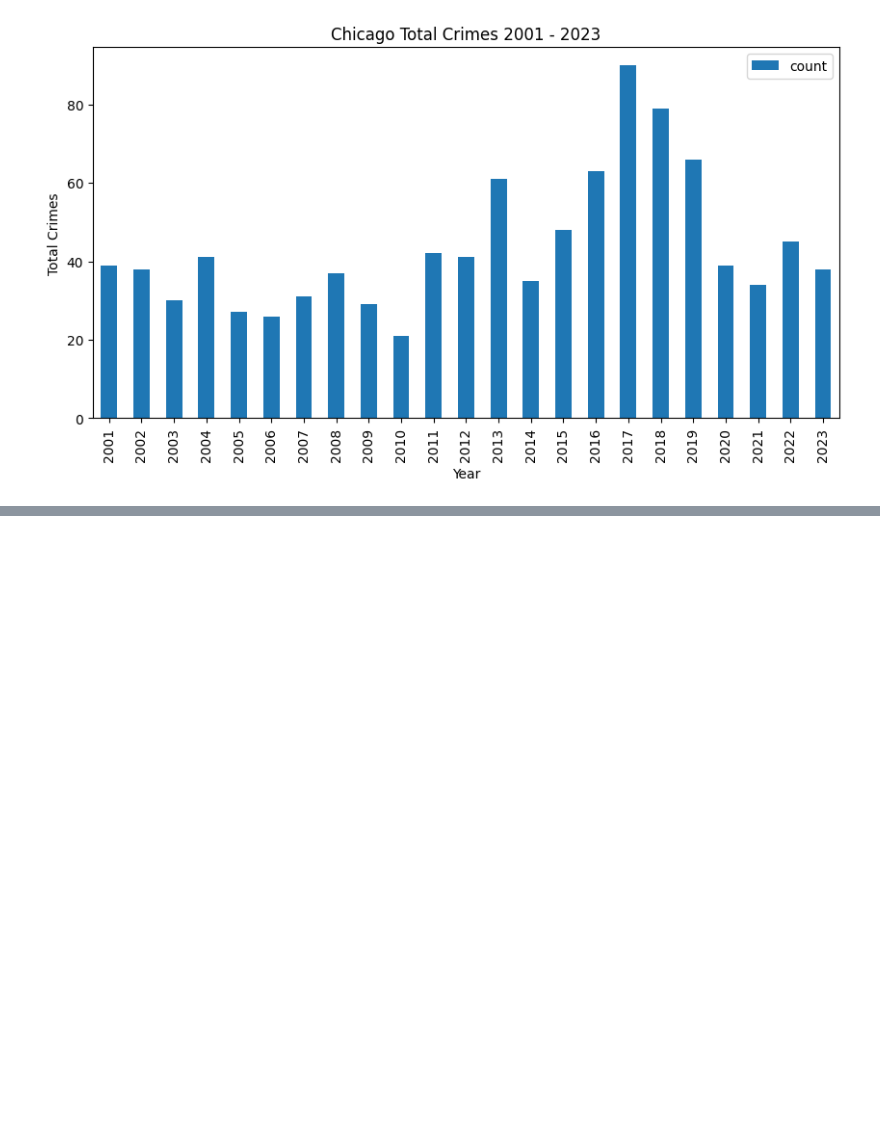
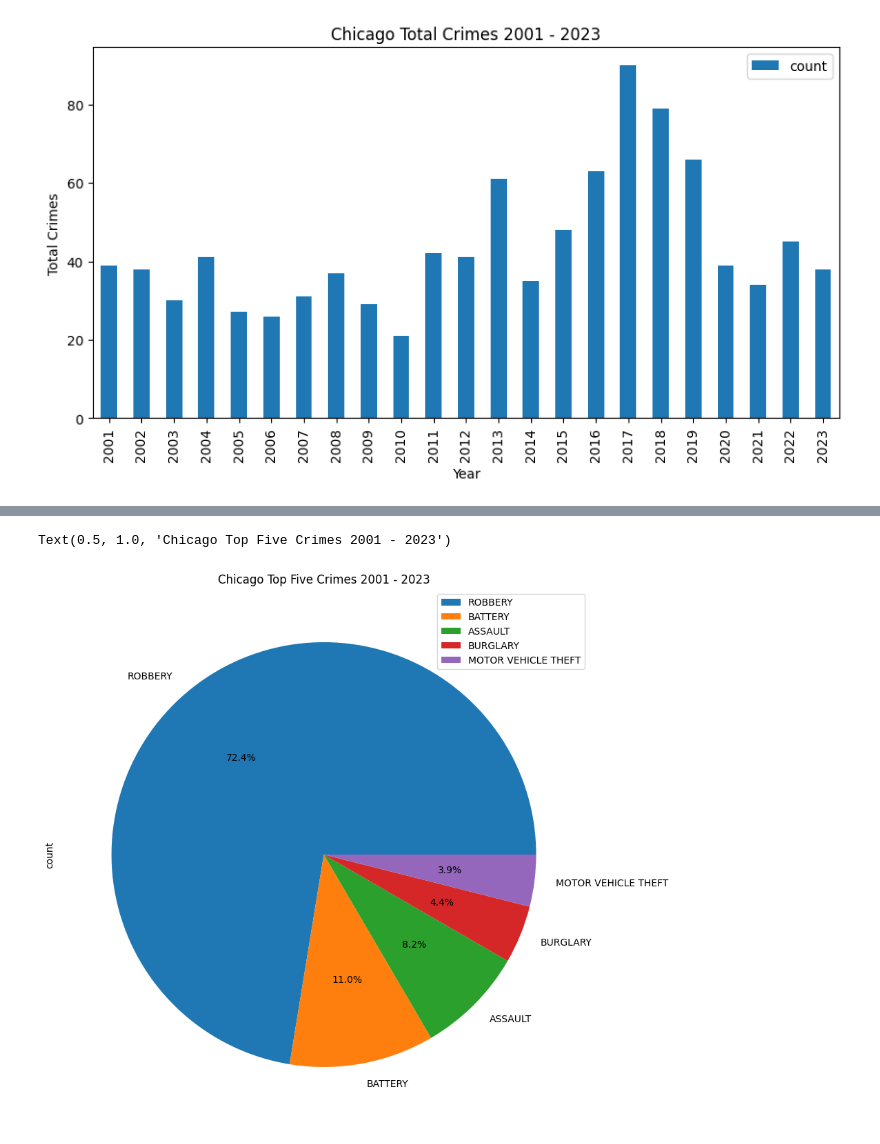
Before and after one commit to York-Solutions-B2E/Python_Lee_Khue, a Jupyter notebook: Python_york_B2E/Assignments/pandas_assignment.ipynb, the cells around one changed output, grey strips where cells are left out. Cells and saved outputs as stored; diff of their text form; code cells hidden in the pictures; blank space fills up the shorter version.

```diff
--- a/Python_york_B2E/Assignments/pandas_assignment.ipynb
+++ b/Python_york_B2E/Assignments/pandas_assignment.ipynb
@@ -5,6 +5,7 @@ import numpy as np
 from collections import Counter
 # %%
 df = pd.read_csv("chicago_crimes_2001_present.csv")
+df["date"] = pd.to_datetime(df["date"])
 # %%
 print(df.columns)
 print(df.head)
@@ -63,3 +64,9 @@ plt.ylabel("Total Crimes")
 # %% [output]
 Text(0, 0.5, 'Total Crimes')
 [figure]
+# %%
+type_of_crimes = pd.DataFrame(set(zip(df["primary_type"].unique(), df["primary_type"].value_counts())), columns = ["primary_type", "count"])
+print(type_of_crimes)
+
+top_five_crimes = type_of_crimes.sort_values(by = "count", ascending = False).head(5)
+print(top_five_crimes)
@@ -65,0 +91,9 @@ Text(0, 0.5, 'Total Crimes')
+# %%
+# top_five_crimes.plot.pie(y = "count", labels = top_five_crimes["primary_type"], figsize = (12,10))
+
+top_five_crimes.plot.pie(y="count", labels=top_five_crimes['primary_type'], autopct='%1.1f%%', figsize=(12, 10))
+
+plt.title("Chicago Top Five Crimes 2001 - 2023")
+# %% [output]
+Text(0.5, 1.0, 'Chicago Top Five Crimes 2001 - 2023')
+[figure, added]
```
Also changed, not shown: parts of 4 cells of this notebook, 5 other files.
